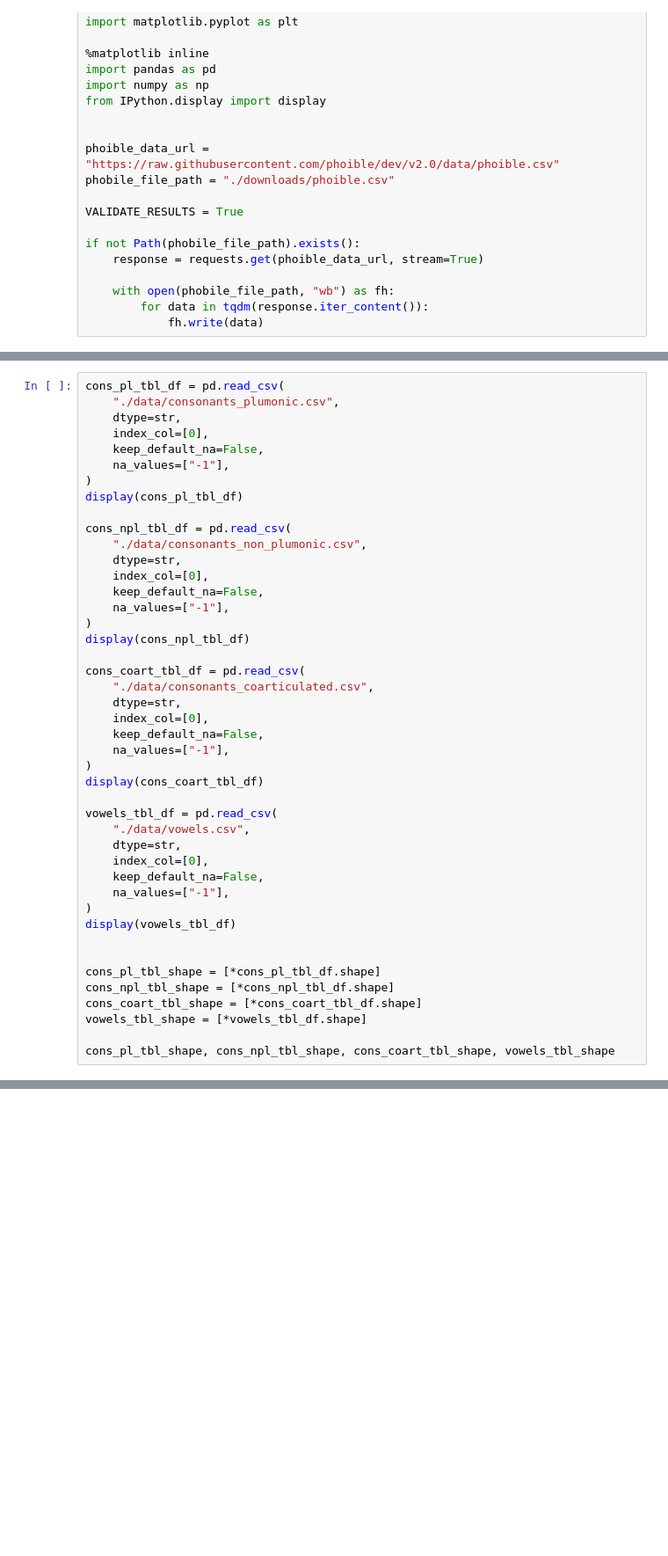
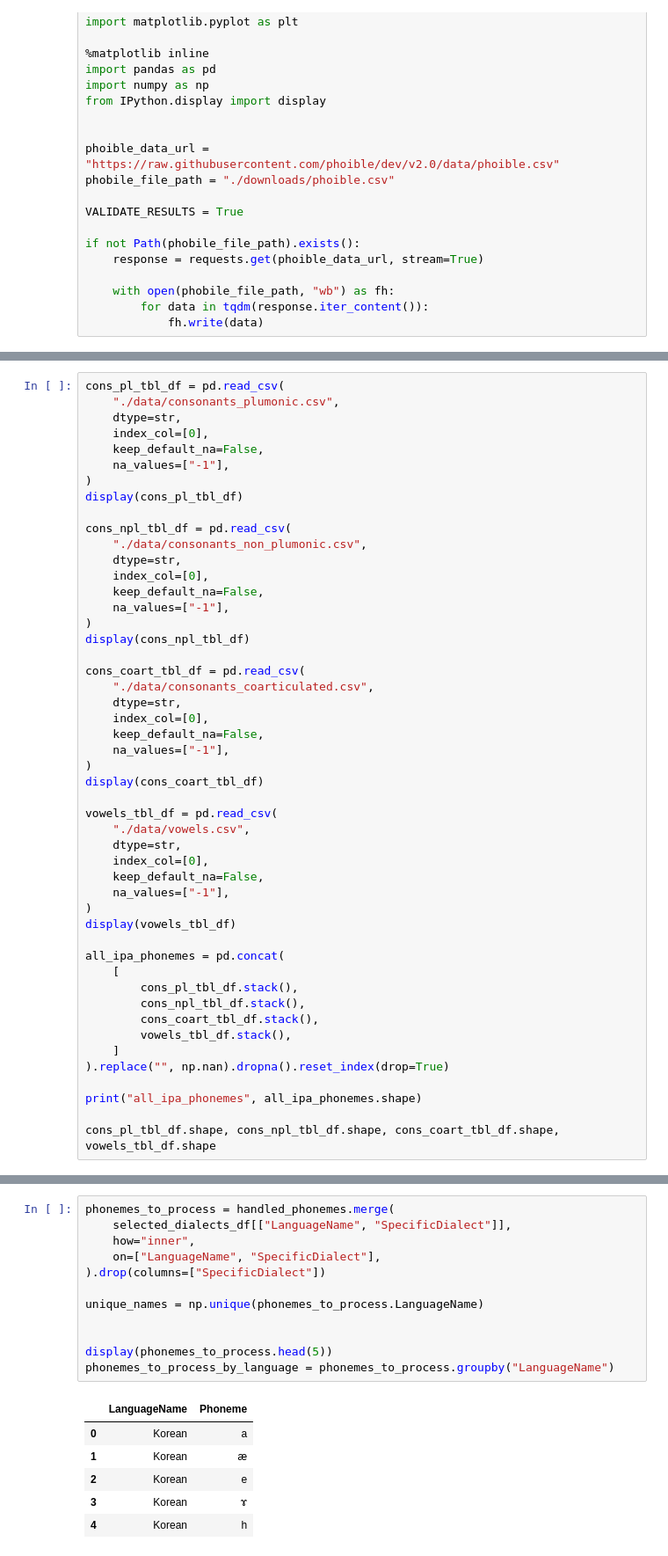
Before and after one commit to Pappa/conlanger, a Jupyter notebook: notebooks/prepare_phoible_data.ipynb, the cells around one changed output, grey strips where cells are left out. Shown at 88% size. Cells and saved outputs as stored; diff of their text form; blank space fills up the shorter version.

```diff
--- a/notebooks/prepare_phoible_data.ipynb
+++ b/notebooks/prepare_phoible_data.ipynb
@@ -136,13 +75,18 @@ vowels_tbl_df = pd.read_csv(
 )
 display(vowels_tbl_df)
 
+all_ipa_phonemes = pd.concat(
+    [
+        cons_pl_tbl_df.stack(),
+        cons_npl_tbl_df.stack(),
+        cons_coart_tbl_df.stack(),
+        vowels_tbl_df.stack(),
+    ]
+).replace("", np.nan).dropna().reset_index(drop=True)
 
-cons_pl_tbl_shape = [*cons_pl_tbl_df.shape]
-cons_npl_tbl_shape = [*cons_npl_tbl_df.shape]
-cons_coart_tbl_shape = [*cons_coart_tbl_df.shape]
-vowels_tbl_shape = [*vowels_tbl_df.shape]
+print("all_ipa_phonemes", all_ipa_phonemes.shape)
 
-cons_pl_tbl_shape, cons_npl_tbl_shape, cons_coart_tbl_shape, vowels_tbl_shape
+cons_pl_tbl_df.shape, cons_npl_tbl_df.shape, cons_coart_tbl_df.shape, vowels_tbl_df.shape
 # %% [output]
 |  | Bilabial | Bilabial_v | Labiodental | Labiodental_v | Dental | Dental_v | Alveolar | Alveolar_v | ... |
 | Plosive | p | b |  |  | t̪ | d̪ | t | d | ... |
@@ -607,0 +155,19 @@ language_phonemes_selected.shape
+# %%
+phonemes_to_process = handled_phonemes.merge(
+    selected_dialects_df[["LanguageName", "SpecificDialect"]],
+    how="inner",
+    on=["LanguageName", "SpecificDialect"],
+).drop(columns=["SpecificDialect"])
+
+unique_names = np.unique(phonemes_to_process.LanguageName)
+
+
+display(phonemes_to_process.head(5))
+phonemes_to_process_by_language = phonemes_to_process.groupby("LanguageName")
+# %% [output]
+|  | LanguageName | Phoneme |
+| 0 | Korean | a |
+| 1 | Korean | æ |
+| 2 | Korean | e |
+| 3 | Korean | ɤ |
+| 4 | Korean | h |
```
Also changed, not shown: parts of 30 cells of this notebook, 7 other files.
